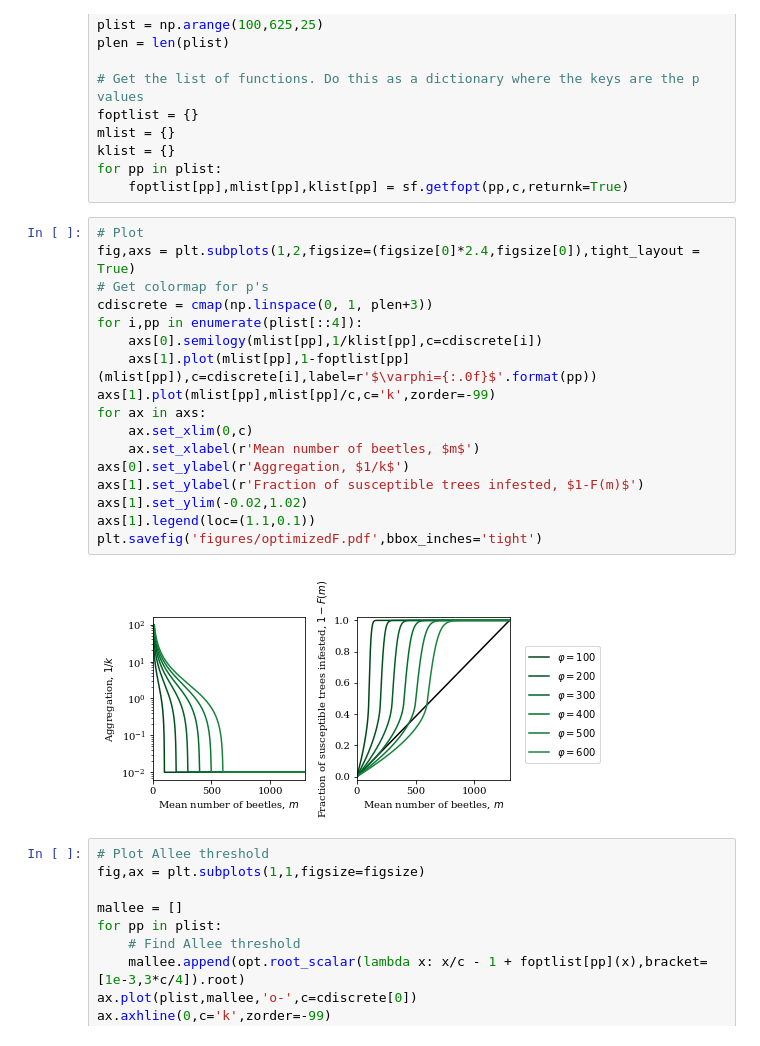
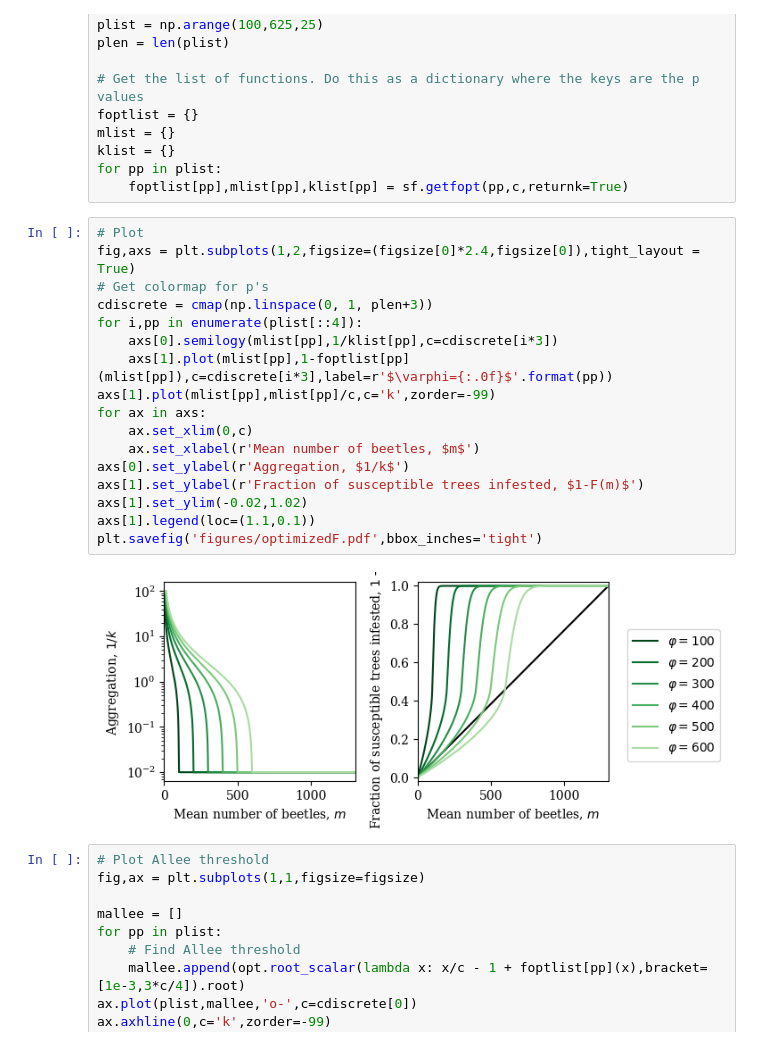
Before and after one commit to micbru/MPBSpatialModel, a Jupyter notebook: OptimizedF.ipynb, the cells around one changed output. Saved outputs shown, nothing was run; the diff lists cells and outputs as text.

Commit message:
Small change to OptimizedF figure

```diff
--- a/OptimizedF.ipynb
+++ b/OptimizedF.ipynb
@@ -33,22 +33,22 @@ for pp in plist:
 # %%
 # Plot
 fig,axs = plt.subplots(1,2,figsize=(figsize[0]*2.4,figsize[0]),tight_layout = True)
 # Get colormap for p's
 cdiscrete = cmap(np.linspace(0, 1, plen+3))
 for i,pp in enumerate(plist[::4]):
-    axs[0].semilogy(mlist[pp],1/klist[pp],c=cdiscrete[i])
-    axs[1].plot(mlist[pp],1-foptlist[pp](mlist[pp]),c=cdiscrete[i],label=r'$\varphi={:.0f}$'.format(pp))
+    axs[0].semilogy(mlist[pp],1/klist[pp],c=cdiscrete[i*3])
+    axs[1].plot(mlist[pp],1-foptlist[pp](mlist[pp]),c=cdiscrete[i*3],label=r'$\varphi={:.0f}$'.format(pp))
 axs[1].plot(mlist[pp],mlist[pp]/c,c='k',zorder=-99)
 for ax in axs:
     ax.set_xlim(0,c)
     ax.set_xlabel(r'Mean number of beetles, $m$')
 axs[0].set_ylabel(r'Aggregation, $1/k$')
 axs[1].set_ylabel(r'Fraction of susceptible trees infested, $1-F(m)$')
 axs[1].set_ylim(-0.02,1.02)
 axs[1].legend(loc=(1.1,0.1))
 plt.savefig('figures/optimizedF.pdf',bbox_inches='tight')
 # %% [output]
-[figure, old version]
+[figure, new version]
 # %%
 # Plot Allee threshold
 fig,ax = plt.subplots(1,1,figsize=figsize)
```
Also changed, not shown: 1 other file.
